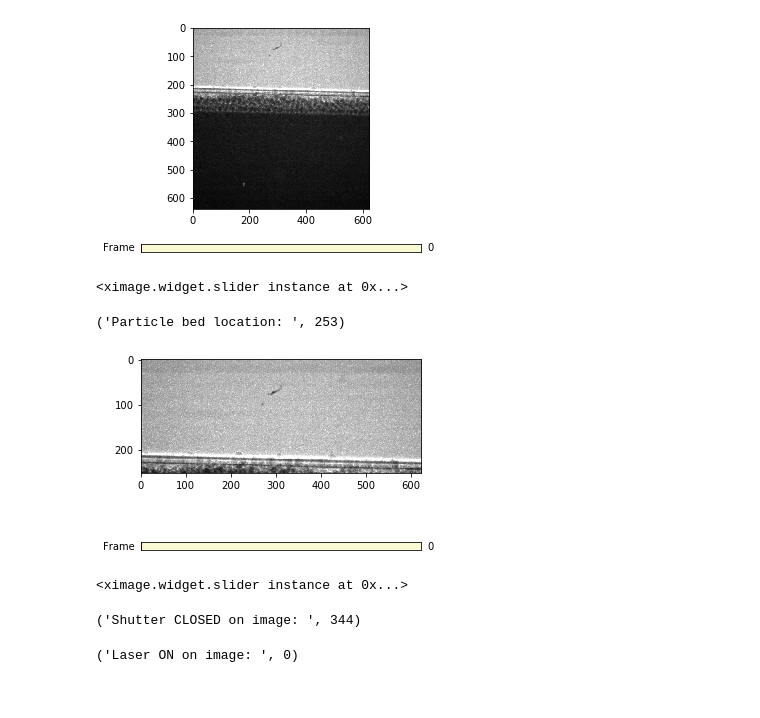
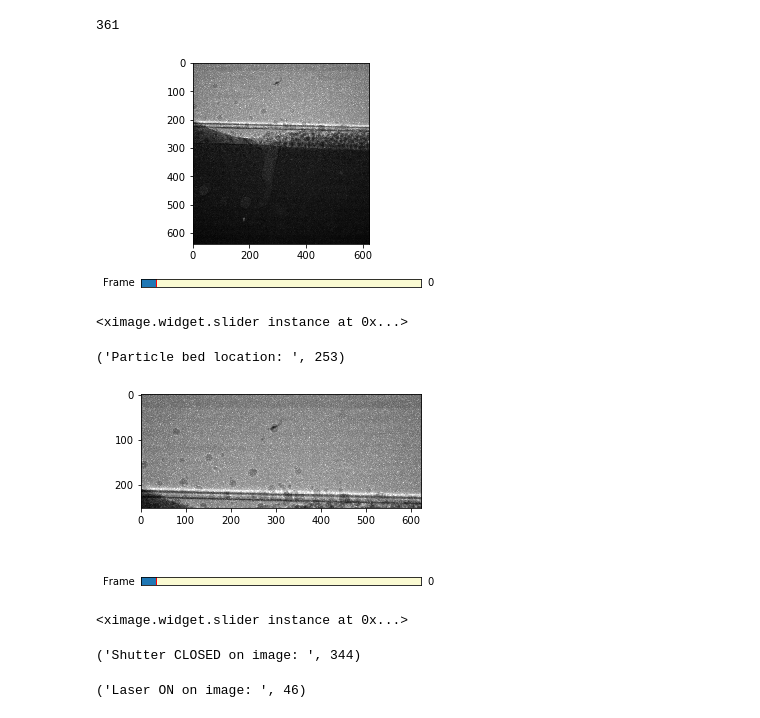
Before and after one commit to tomography/ximage, a Jupyter notebook: docs/demo/particle_tracking.ipynb, the cells around one changed output. Cells and saved outputs as stored; diff of their text form; code cells hidden in the pictures.

Commit message:
added particle tracking example

```diff
--- a/docs/demo/particle_tracking.ipynb
+++ b/docs/demo/particle_tracking.ipynb
@@ -6,12 +10,18 @@ WARNING:dxchange.reader:netCDF4 module not found
 top = '/local/dataraid/am/104_Ti_04_p90_S1/'
 # %%
 index_start = 1
+# %%
+# Total number of images to read
+nfile = len(fnmatch.filter(os.listdir(top), '*.tif'))
+print(nfile)
+# %% [output]
+361
 # %%
 rdata = ximage.load_raw(top, index_start)
 # %%
-ximage.slider(rdata)
+ximage.slider(rdata[150:160:,:])
 # %% [output]
-[figure, old version]
+[figure, new version]
 <ximage.widget.slider instance at 0x...>
 # %%
 particle_bed_reference = ximage.particle_bed_location(rdata[0], plot=False)
@@ -23,9 +33,9 @@ print("Particle bed location: ", particle_bed_reference)
 # Cut the images to remove the particle bed
 cdata = rdata[:, 0:particle_bed_reference, :]
 # %%
-ximage.slider(cdata)
+ximage.slider(cdata[150:160:,:])
 # %% [output]
-[figure, old version]
+[figure, new version]
 <ximage.widget.slider instance at 0x...>
 # %%
 # Find the image when the shutter starts to close
@@ -35,7 +45,7 @@ print("Shutter CLOSED on image: ", dark_index)
 ('Shutter CLOSED on image: ', 344)
 # %%
 # Find the images when the laser is on
-laser_on_index = ximage.laser_on(rdata, particle_bed_reference, alpha=0.8)
+laser_on_index = ximage.laser_on(rdata, particle_bed_reference, alpha=1.0)
 print("Laser ON on image: ", laser_on_index)
 # %% [output]
-('Laser ON on image: ', 0)
+('Laser ON on image: ', 46)
```
Also changed, not shown: parts of 5 cells of this notebook, 10 other files.
